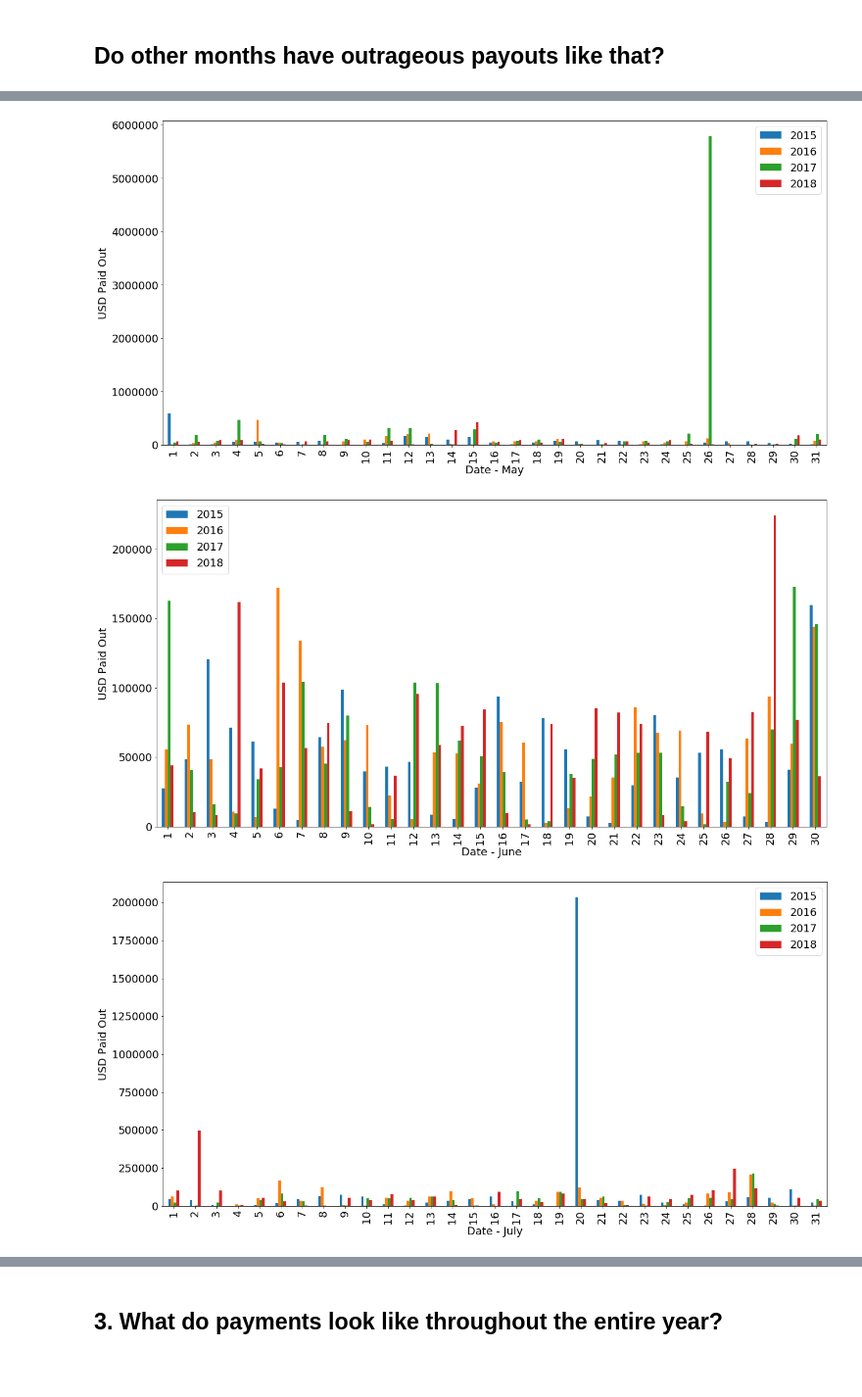
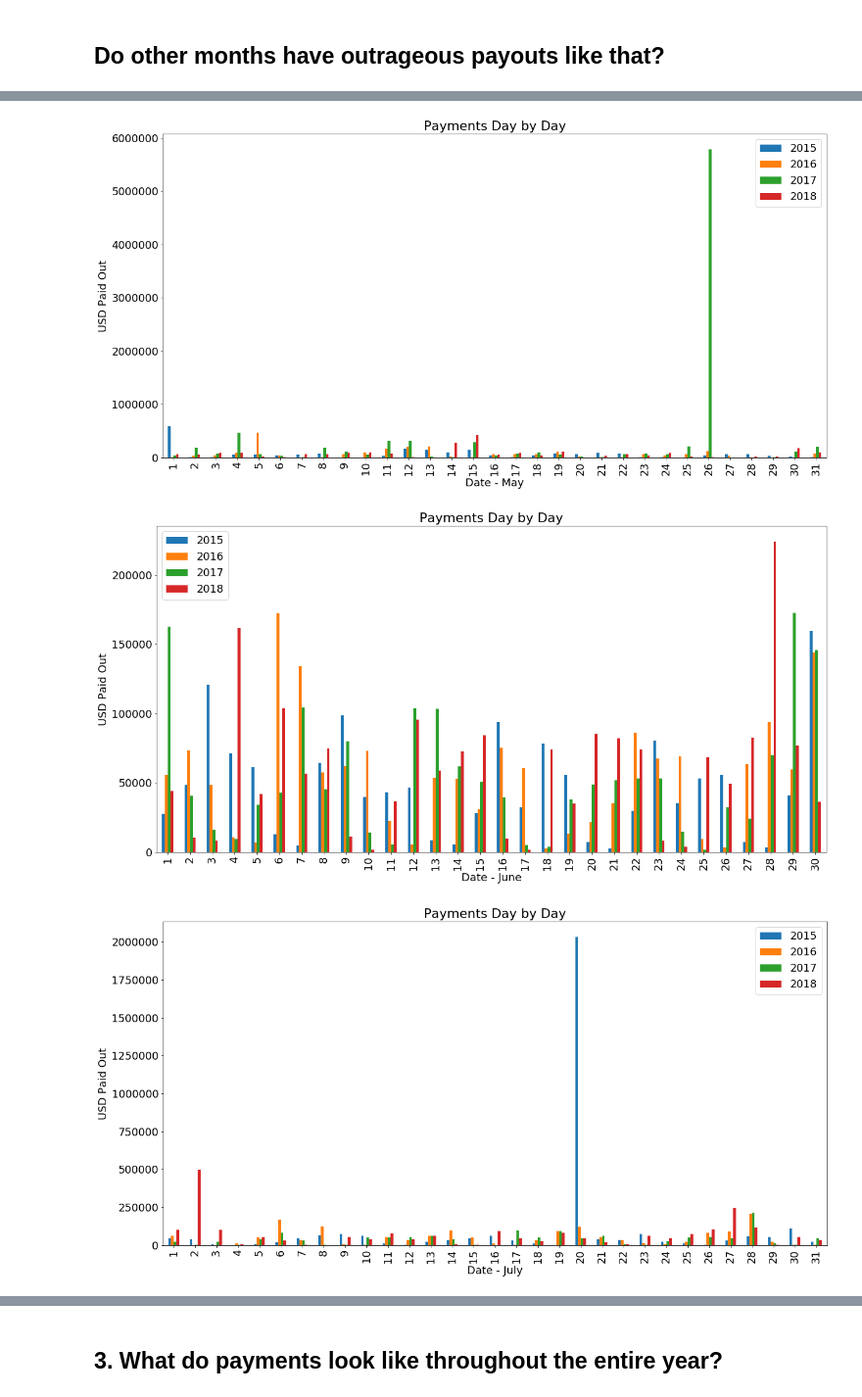
Before and after one commit to terryghanty/cs320-final, a Jupyter notebook: Final Project - Cale, James, Terry.ipynb, the cells around one changed output, grey strips where cells are left out. Shown at 98% size. Saved outputs shown, nothing was run; the diff lists cells and outputs as text; code cells hidden in the pictures; blank space fills up the shorter version.

```diff
--- a/Final Project - Cale, James, Terry.ipynb
+++ b/Final Project - Cale, James, Terry.ipynb
@@ -95,7 +95,7 @@ for i in range(1,13):
         '2018': df_jan_18 })
 
     fig, ax = plt.subplots(figsize=(20,10))
-    df_month.plot.bar(ax=ax)
+    df_month.plot.bar(ax=ax, title = 'Payments Day by Day')
     ax.set_ylabel('USD Paid Out')
     ax.set_xlabel('Date - '+calendar.month_name[i])
 # %% [output]
@@ -106,3 +106,3 @@ for i in range(1,13):
-[figure, old version]
+[figure, new version]
-[figure, old version]
+[figure, new version]
-[figure, old version]
+[figure, new version]
```
Also changed, not shown: parts of 7 cells of this notebook.
